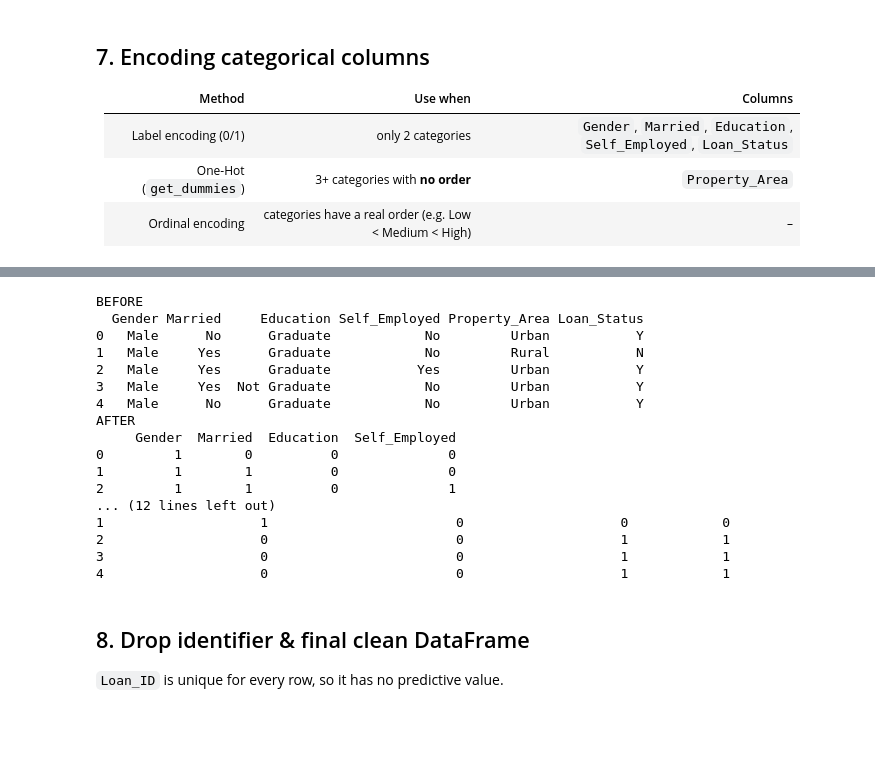
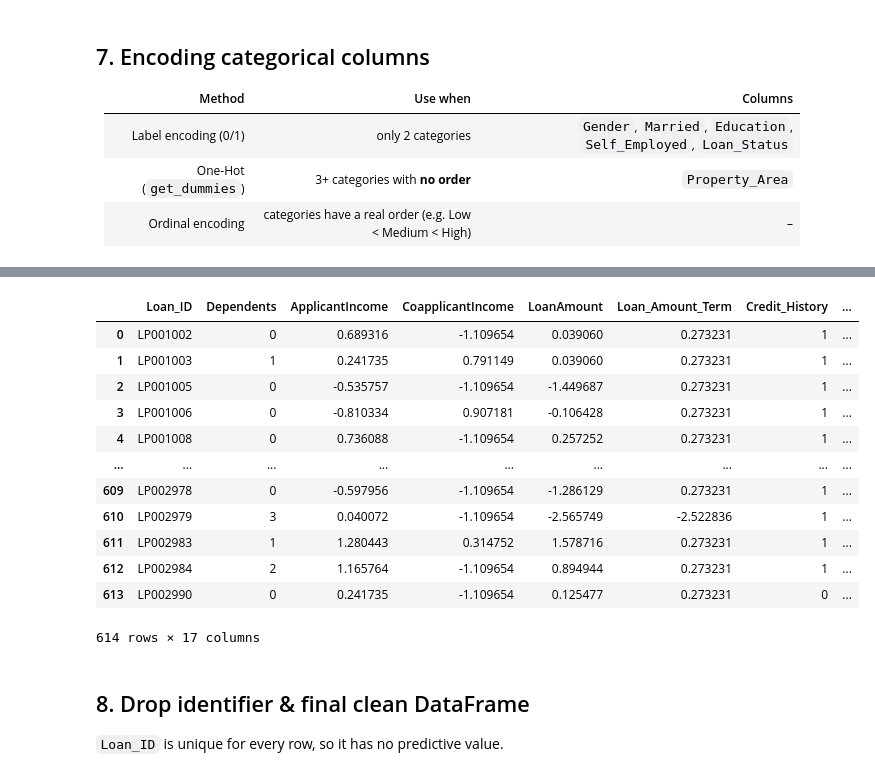
Before and after one commit to jsakshatha/MLE_2026, a Jupyter notebook: Feature engineering/Feature_engineering_step_by_step.ipynb, the cells around one changed output, grey strips where cells are left out. Drawn from its saved outputs; the diff is of its cells as text; code cells hidden in the pictures; blank space fills up the shorter version.

```diff
--- a/Feature engineering/Feature_engineering_step_by_step.ipynb
+++ b/Feature engineering/Feature_engineering_step_by_step.ipynb
@@ -410,26 +512,19 @@ After : ['Loan_ID', 'Gender', 'Married', 'Dependents', 'Education', 'Self_Employ
-# %%
-# DIFF: first rows
-print("BEFORE"); print(before[['Gender', 'Married', 'Education', 'Self_Employed', 'Property_Area', 'Loan_Status']].head())
-print("AFTER");  print(df[['Gender', 'Married', 'Education','Self_Employed']])
-print(df[[ 'Property_Area_Rural', 'Property_Area_Semiurban', 'Property_Area_Urban', 'Loan_Status']].head())
-# %% [output]
-BEFORE
-  Gender Married     Education Self_Employed Property_Area Loan_Status
-0   Male      No      Graduate            No         Urban           Y
-1   Male     Yes      Graduate            No         Rural           N
-2   Male     Yes      Graduate           Yes         Urban           Y
-3   Male     Yes  Not Graduate            No         Urban           Y
-4   Male      No      Graduate            No         Urban           Y
-AFTER
-     Gender  Married  Education  Self_Employed
-0         1        0          0              0
-1         1        1          0              0
-2         1        1          0              1
-... (12 lines left out)
-1                    1                        0                    0            0
-2                    0                        0                    1            1
-3                    0                        0                    1            1
-4                    0                        0                    1            1
+# %%
+df
+# %% [output]
+|  | Loan_ID | Dependents | ApplicantIncome | CoapplicantIncome | LoanAmount | Loan_Amount_Term | Credit_History | ... |
+| 0 | LP001002 | 0 | 0.689316 | -1.109654 | 0.039060 | 0.273231 | 1 | ... |
+| 1 | LP001003 | 1 | 0.241735 | 0.791149 | 0.039060 | 0.273231 | 1 | ... |
+| 2 | LP001005 | 0 | -0.535757 | -1.109654 | -1.449687 | 0.273231 | 1 | ... |
+| 3 | LP001006 | 0 | -0.810334 | 0.907181 | -0.106428 | 0.273231 | 1 | ... |
+| 4 | LP001008 | 0 | 0.736088 | -1.109654 | 0.257252 | 0.273231 | 1 | ... |
+| ... | ... | ... | ... | ... | ... | ... | ... | ... |
+| 609 | LP002978 | 0 | -0.597956 | -1.109654 | -1.286129 | 0.273231 | 1 | ... |
+| 610 | LP002979 | 3 | 0.040072 | -1.109654 | -2.565749 | -2.522836 | 1 | ... |
+| 611 | LP002983 | 1 | 1.280443 | 0.314752 | 1.578716 | 0.273231 | 1 | ... |
+| 612 | LP002984 | 2 | 1.165764 | -1.109654 | 0.894944 | 0.273231 | 1 | ... |
+| 613 | LP002990 | 0 | 0.241735 | -1.109654 | 0.125477 | 0.273231 | 0 | ... |
+614 rows × 17 columns
 # %% [markdown]
 ## 8. Drop identifier & final clean DataFrame
 
```
Also changed, not shown: parts of 16 cells of this notebook.
